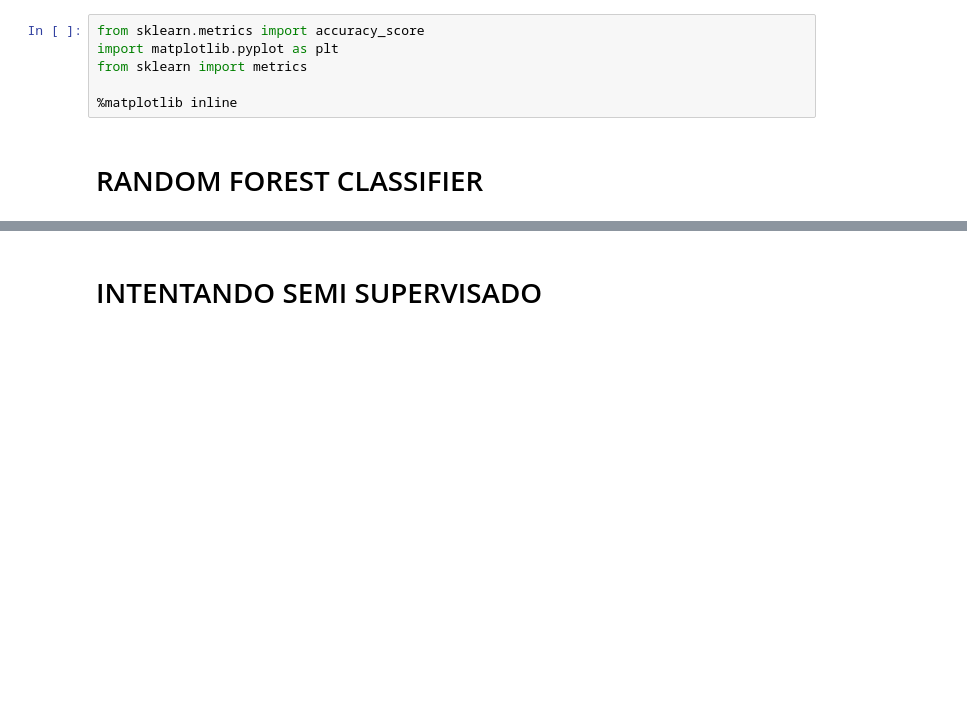
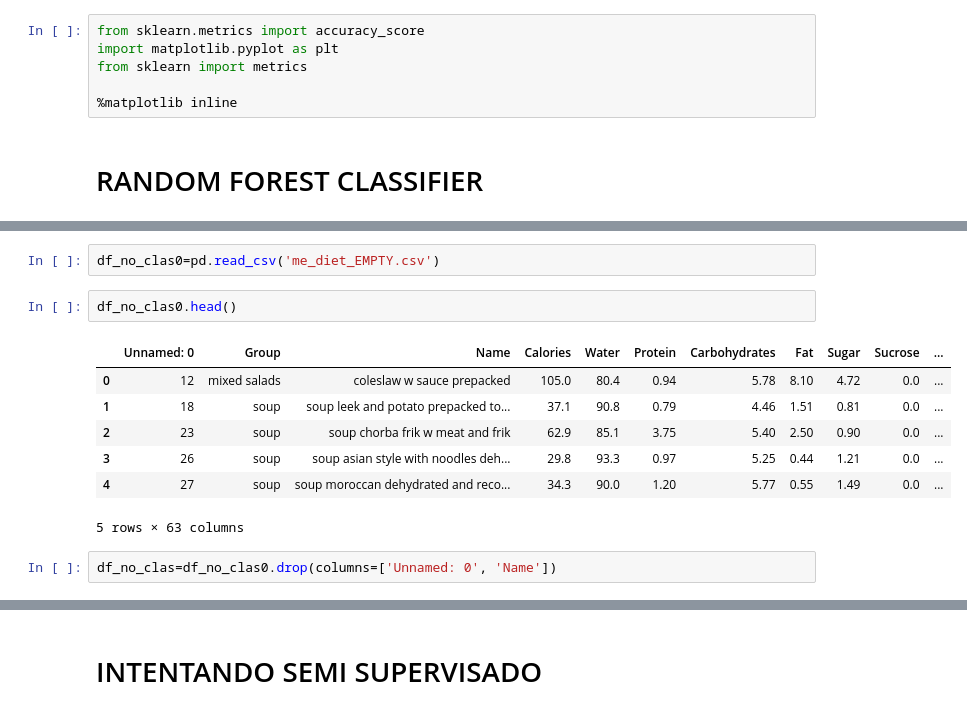
Before and after one commit to CMFV/FINAL_PROJECT, a Jupyter notebook: Clustering_data.ipynb, the cells around one changed output, grey strips where cells are left out. Drawn from its saved outputs; the diff is of its cells as text; blank space fills up the shorter version.

```diff
--- a/Clustering_data.ipynb
+++ b/Clustering_data.ipynb
@@ -151,0 +152,14 @@ metrics.auc(fpr, tpr)
+# %%
+df_no_clas0=pd.read_csv('me_diet_EMPTY.csv')
+# %%
+df_no_clas0.head()
+# %% [output]
+|  | Unnamed: 0 | Group | Name | Calories | Water | Protein | Carbohydrates | Fat | Sugar | Sucrose | ... |
+| 0 | 12 | mixed salads | coleslaw w sauce prepacked | 105.0 | 80.4 | 0.94 | 5.78 | 8.10 | 4.72 | 0.0 | ... |
+| 1 | 18 | soup | soup leek and potato prepacked to... | 37.1 | 90.8 | 0.79 | 4.46 | 1.51 | 0.81 | 0.0 | ... |
+| 2 | 23 | soup | soup chorba frik w meat and frik | 62.9 | 85.1 | 3.75 | 5.40 | 2.50 | 0.90 | 0.0 | ... |
+| 3 | 26 | soup | soup asian style with noodles deh... | 29.8 | 93.3 | 0.97 | 5.25 | 0.44 | 1.21 | 0.0 | ... |
+| 4 | 27 | soup | soup moroccan dehydrated and reco... | 34.3 | 90.0 | 1.20 | 5.77 | 0.55 | 1.49 | 0.0 | ... |
+5 rows × 63 columns
+# %%
+df_no_clas=df_no_clas0.drop(columns=['Unnamed: 0', 'Name'])
```
Also changed, not shown: parts of 35 cells of this notebook, 2 other files.
